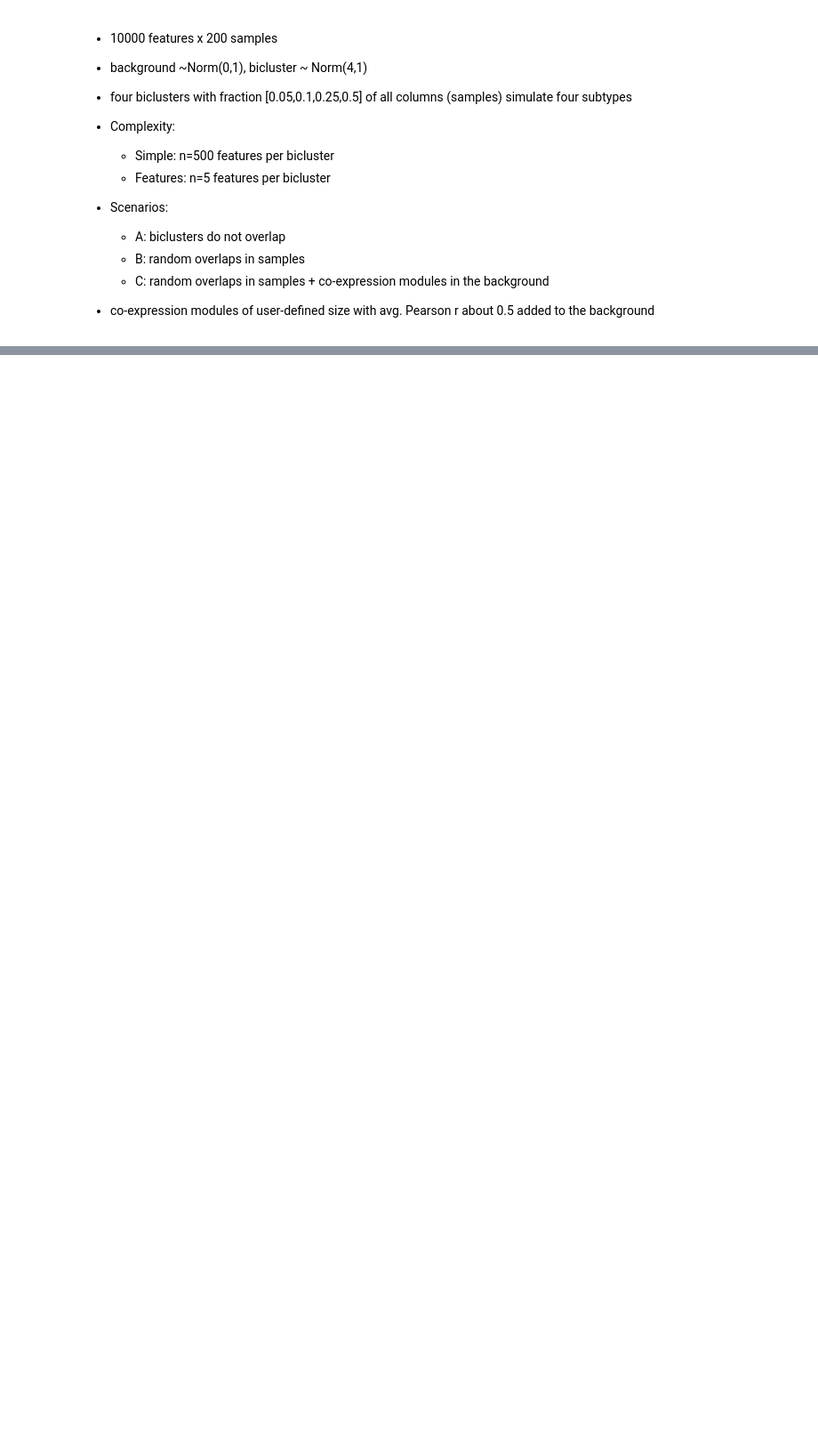
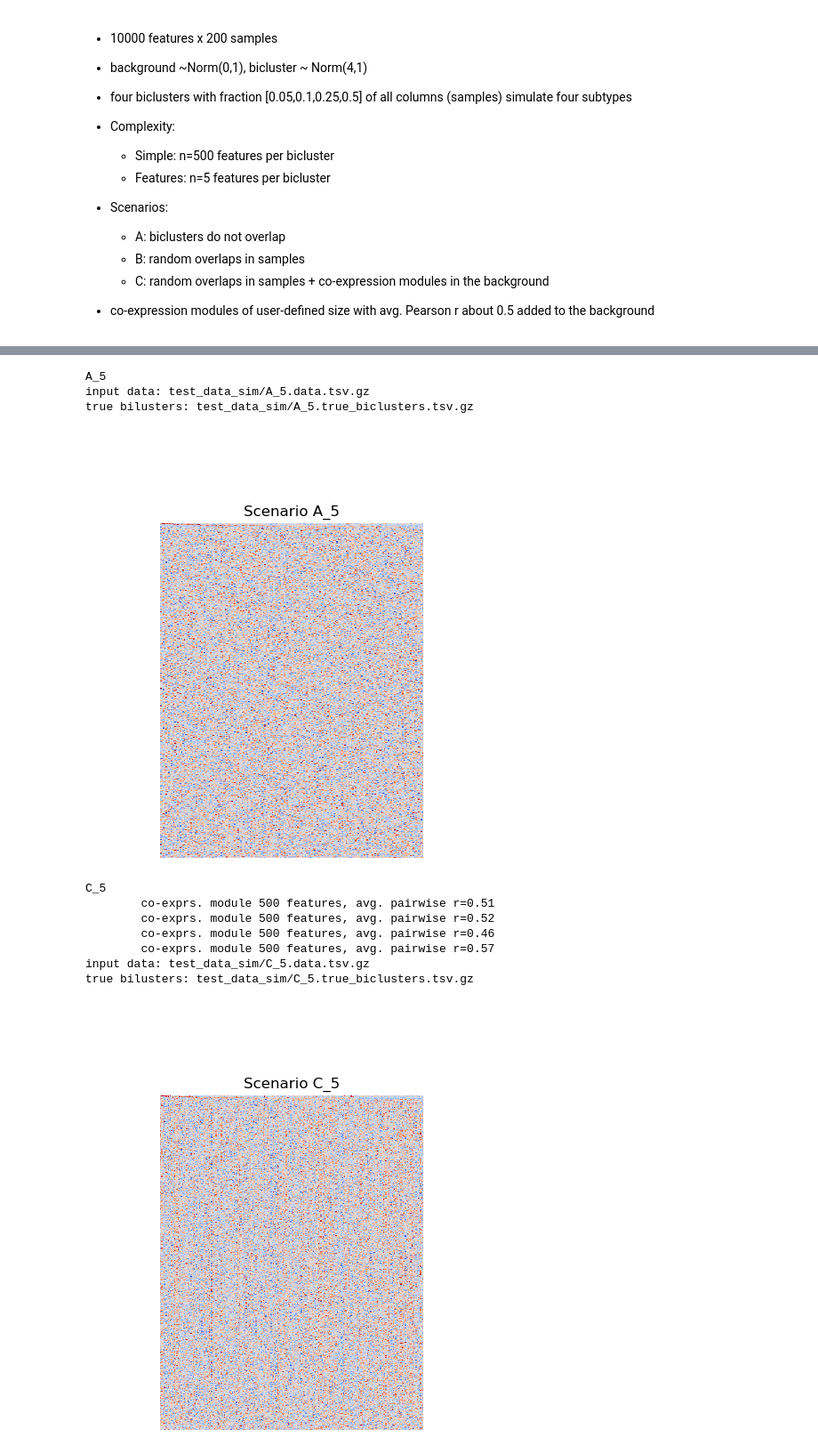
Before and after one commit to ozolotareva/unpast, a Jupyter notebook: notebooks/Generate_simulated_data_and_test_unpast.ipynb, the cells around one changed output, grey strips where cells are left out. Shown at 89% size. Cells and saved outputs as stored; diff of their text form; code cells hidden in the pictures; blank space fills up the shorter version.

Commit message:
simulated data benchmark

```diff
--- a/notebooks/Generate_simulated_data_and_test_unpast.ipynb
+++ b/notebooks/Generate_simulated_data_and_test_unpast.ipynb
@@ -510,0 +34,18 @@ C_5 found biclusters: 19
+# %%
+seed = 42
+
+# dimensions of the matrix
+n_genes = 10000  # gemes
+N = 200  # samples
+
+# bicluster expression parameters
+m = 4
+std = 1
+
+# fractions of samples included to each subtype
+frac_samples = [0.05, 0.1, 0.25, 0.5]
+
+# simulated data folder
+data_folder = "test_data_sim/"
+if not os.path.exists(data_folder):
+    os.makedirs(data_folder)
@@ -510,0 +149,42 @@ C_5 found biclusters: 19
+# %%
+for n_biomarkers in n_features_per_bic:
+    for sc_name in scenarios:
+        scenario = sc_name+"_" + str(n_biomarkers)
+        print(scenario)
+
+        # generate input data and ground truth
+        # and save to files <outdir>/<outfile_basename>*
+        data, ground_truth, coexpressed_modules = generate_exprs((n_genes, N),
+                                                                g_size=n_biomarkers,
+                                                                frac_samples=frac_samples,
+                                                                m=m,
+                                                                std=std,
+                                                                outdir = data_folder,  # specify to save files
+                                                                outfile_basename = scenario, # specify to save files
+                                                                g_overlap=params[sc_name]["g_overlap"],
+                                                                s_overlap=params[sc_name]["s_overlap"],
+                                                                seed=seed,
+                                                                add_coexpressed=params[sc_name]["add_coexpressed"],
+                                                                )
+        # plot heatmaps
+        plot_heatmap(exprs=data,
+                    ground_truth=ground_truth,
+                    coexpressed_modules=coexpressed_modules,
+                    fig_title="Scenario "+scenario,
+                    fig_file=data_folder+"/img/Fig_"+scenario+".png"
+                    )
+        plt.show()
+        # save ground truth as bicluster file
+# %% [output]
+A_5
+input data: test_data_sim/A_5.data.tsv.gz
+true bilusters: test_data_sim/A_5.true_biclusters.tsv.gz
+[figure, added]
+C_5
+        co-exprs. module 500 features, avg. pairwise r=0.51
+        co-exprs. module 500 features, avg. pairwise r=0.52
+        co-exprs. module 500 features, avg. pairwise r=0.46
+        co-exprs. module 500 features, avg. pairwise r=0.57
+input data: test_data_sim/C_5.data.tsv.gz
+true bilusters: test_data_sim/C_5.true_biclusters.tsv.gz
+[figure, added]
```
Also changed, not shown: parts of 37 cells of this notebook, 1 other file.
